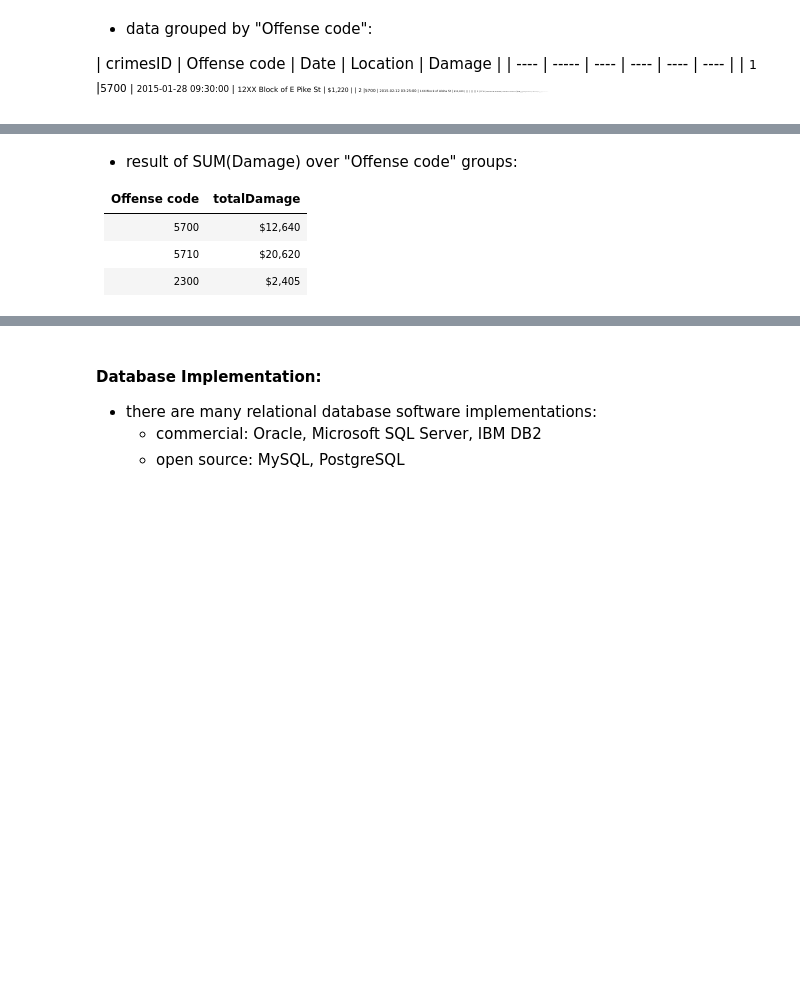
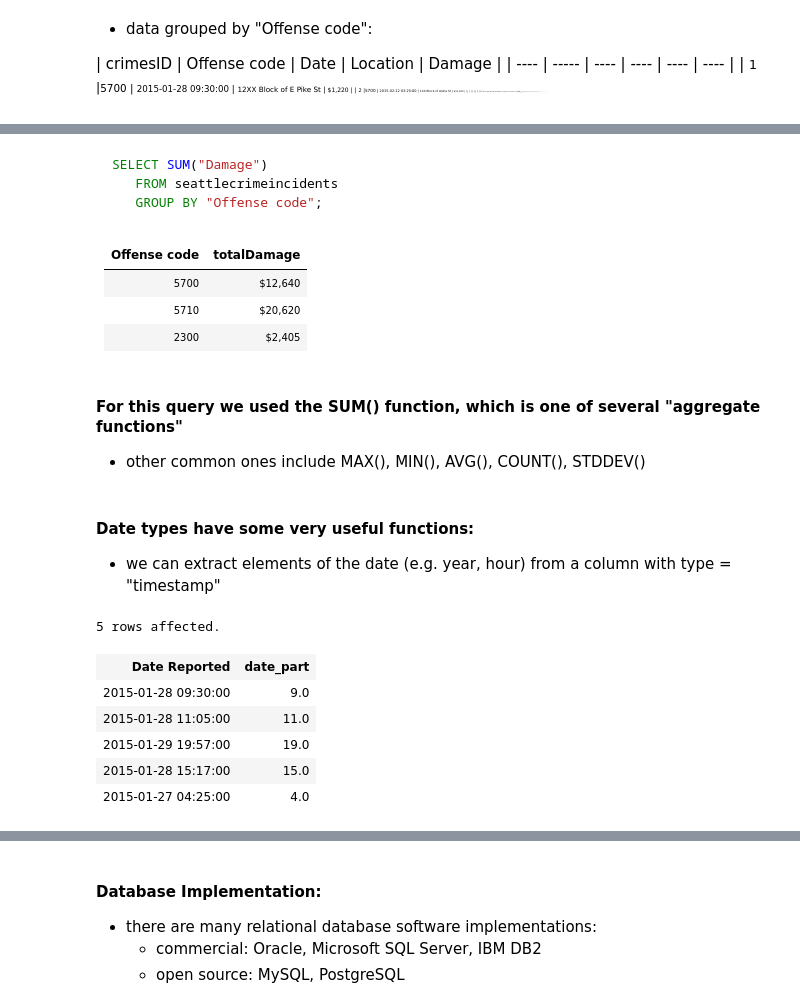
Before and after one commit to valentina-s/SQL_tutorial, a Jupyter notebook: SQLTutorial.ipynb, the cells around one changed output, grey strips where cells are left out. Cells and saved outputs as stored; diff of their text form; code cells hidden in the pictures; blank space fills up the shorter version.

````diff
--- a/SQLTutorial.ipynb
+++ b/SQLTutorial.ipynb
@@ -265,8 +277,31 @@ SELECT *
+# %% [markdown]
+```SQL
+SELECT SUM("Damage")
+   FROM seattlecrimeincidents
+   GROUP BY "Offense code";
+```
 # %% [markdown]
-* result of SUM(Damage) over "Offense code" groups:
-
 | Offense code | totalDamage |
 |   ---- | ---- |
 |  <small>5700  |<small> \$12,640 |
 |  <small> 5710 |<small> \$20,620 |
 |  <small>2300  |<small> \$2,405 |
+# %% [markdown]
+#### For this query we used the SUM() function, which is one of several "aggregate functions"
+* other common ones include MAX(), MIN(), AVG(), COUNT(), STDDEV()
+# %% [markdown]
+#### Date types have some very useful functions:
+* we can extract elements of the date (e.g. year, hour) from a column with type = "timestamp"
+# %%
+%%sql
+SELECT "Date Reported", date_part('hour', "Date Reported")
+FROM seattlecrimeincidents
+LIMIT 5;
+# %% [output]
+5 rows affected.
+| Date Reported | date_part |
+| 2015-01-28 09:30:00 | 9.0 |
+| 2015-01-28 11:05:00 | 11.0 |
+| 2015-01-29 19:57:00 | 19.0 |
+| 2015-01-28 15:17:00 | 15.0 |
+| 2015-01-27 04:25:00 | 4.0 |
````
Also changed, not shown: parts of 22 cells of this notebook, 3 other files.
